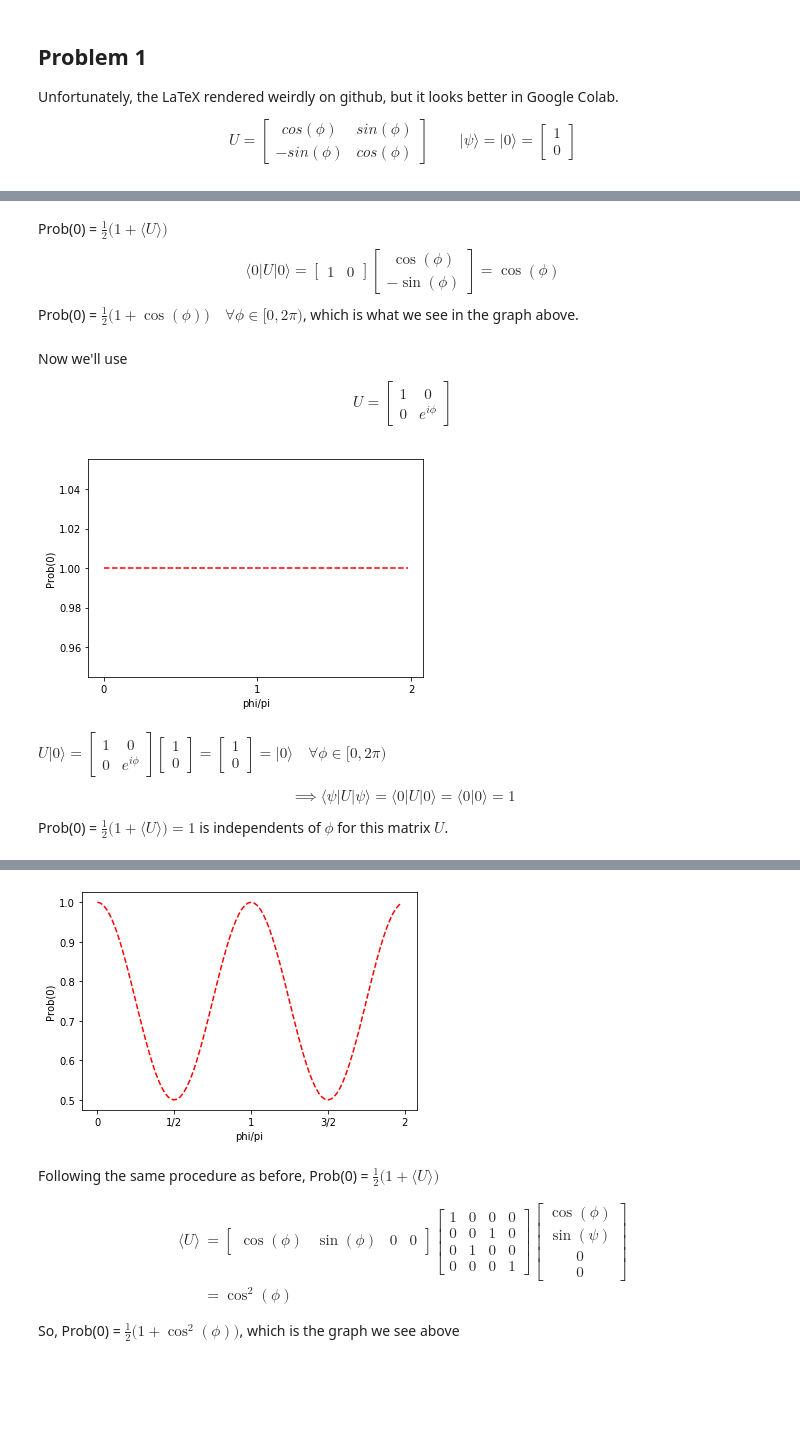
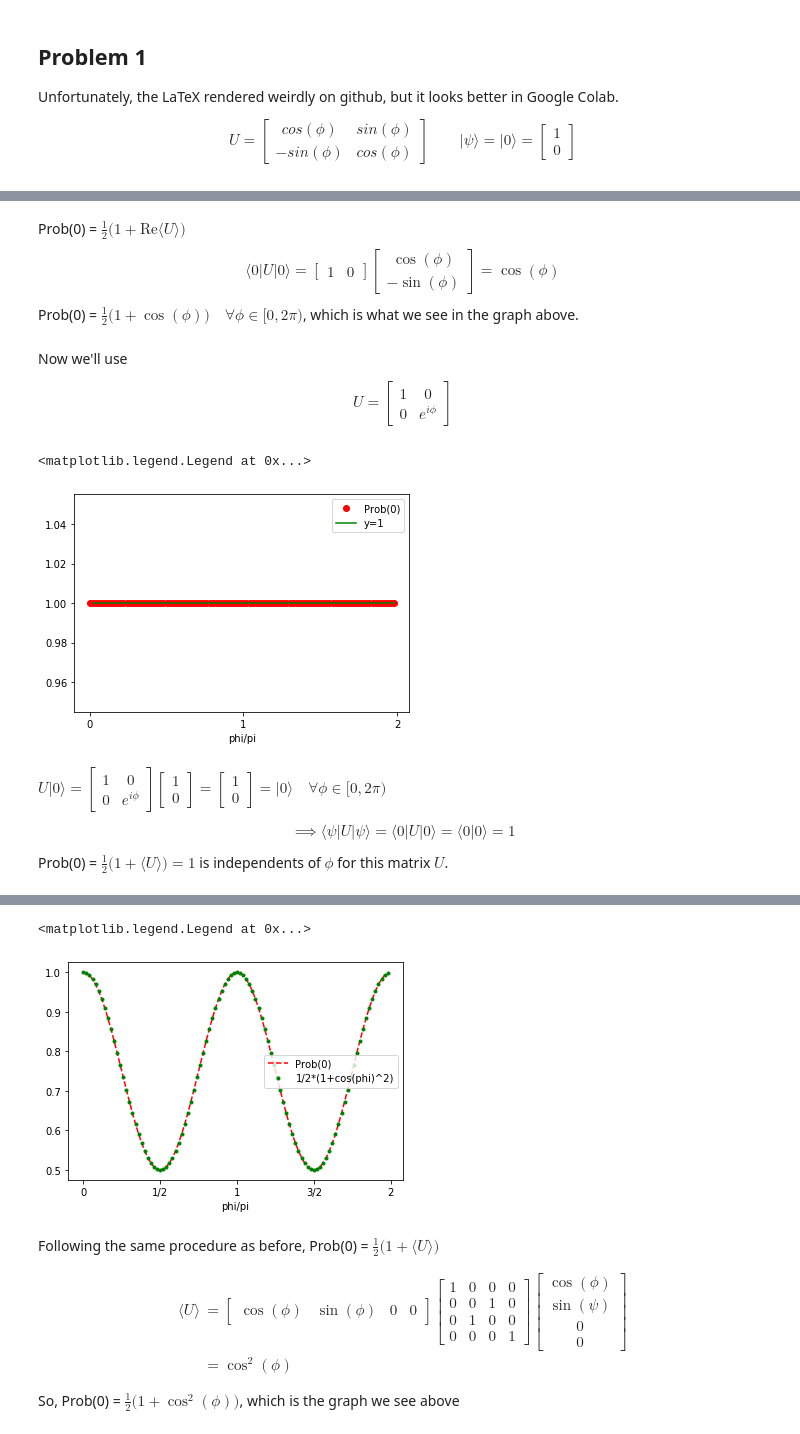
Before and after one commit to methrex/COT5600, a Jupyter notebook: hw_2/COT5600_HW2.ipynb, the cells around one changed output, grey strips where cells are left out. Drawn from its saved outputs; the diff is of its cells as text; code cells hidden in the pictures; blank space fills up the shorter version.

```diff
--- a/hw_2/COT5600_HW2.ipynb
+++ b/hw_2/COT5600_HW2.ipynb
@@ -72,5 +77,5 @@ p.show()
 # %% [markdown]
-Prob(0) = $\frac{1}{2} \big(1 + \langle U \rangle \big)$
+Prob(0) = $\frac{1}{2} \big(1 + \text{Re} \langle U \rangle \big)$
 $$
 \langle 0 \lvert U \rvert 0 \rangle = \begin{bmatrix} 1 & 0 \end{bmatrix} \begin{bmatrix} \cos(\phi) \\ -\sin(\phi)\end{bmatrix} = \cos(\phi)
 $$
@@ -88,13 +93,14 @@ prob=[]
 for k in range(len(phi)):
   U=np.array([[1,0],[0,e**(i*phi[k])]])
   prob.append(hadamard(ket0,ket0,U))
-p.plot(phi,prob,'r--')
-p.ylabel('Prob(0)')
+p.plot(phi,prob,'ro',label='Prob(0)')
+p.plot(phi,phi/phi,'g-',label='y=1')
 p.xlabel('phi/pi')
 p.xticks(np.arange(0,3*pi,pi),('0','1','2'))
-p.show()
+p.legend()
 # %% [output]
+<matplotlib.legend.Legend at 0x...>
-[figure, old version]
+[figure, new version]
 # %% [markdown]
 $U\lvert0\rangle = \begin{bmatrix} 1&0\\0&e^{i\phi}\end{bmatrix} \begin{bmatrix}1\\0\end{bmatrix}=\begin{bmatrix}1\\0\end{bmatrix}=\lvert 0 \rangle\quad \forall \phi \in [0,2\pi)$
 
@@ -127,18 +133,19 @@ U=S&=\left\lvert 00\right\rangle\langle 00\rvert + \lvert 01 \rangle\langle10\rv
 # %%
 S=outer(ket00,ket00)+outer(ket01,ket10)+outer(ket10,ket01)+outer(ket11,ket11)
 phi=np.arange(0,1,0.01)
 phi=np.multiply(phi,2*pi)
 prob=[]
 for k in range(len(phi)):
   psi=tensor(ket0, np.multiply(cos(phi[k]),ket0)+np.multiply(sin(phi[k]),ket1))
   prob.append(hadamard(ket0,psi,S))
-p.plot(phi,prob,'r--')
-p.ylabel('Prob(0)')
+p.plot(phi,prob,'r--',label='Prob(0)')
+p.plot(phi,1/2*(1+np.cos(phi)**2),'g.',label='1/2*(1+cos(phi)^2)')
 p.xlabel('phi/pi')
 p.xticks(np.arange(0,2.5*pi,0.5*pi),('0','1/2','1','3/2','2'))
-p.show()
+p.legend()
 # %% [output]
+<matplotlib.legend.Legend at 0x...>
-[figure, old version]
+[figure, new version]
 # %% [markdown]
 Following the same procedure as before, Prob(0) = $\frac{1}{2}\big( 1 + \langle U \rangle\big)$
 
```
Also changed, not shown: parts of 2 cells of this notebook.
